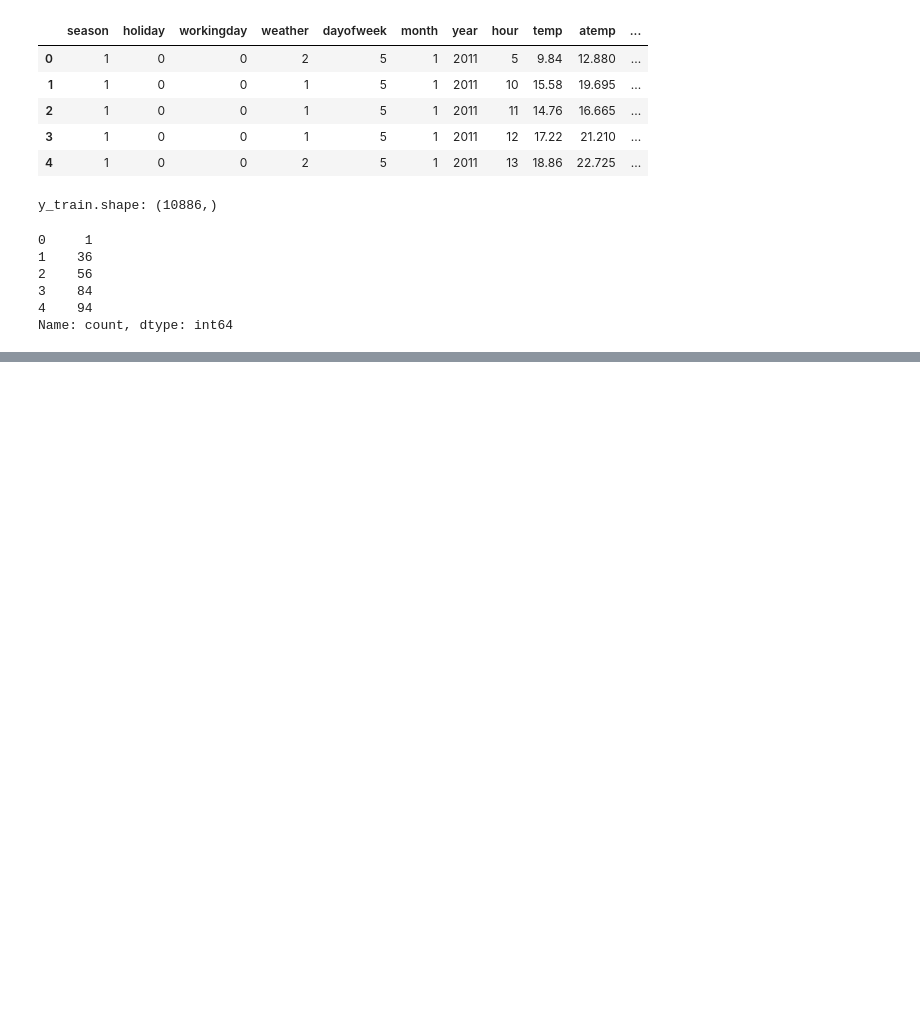
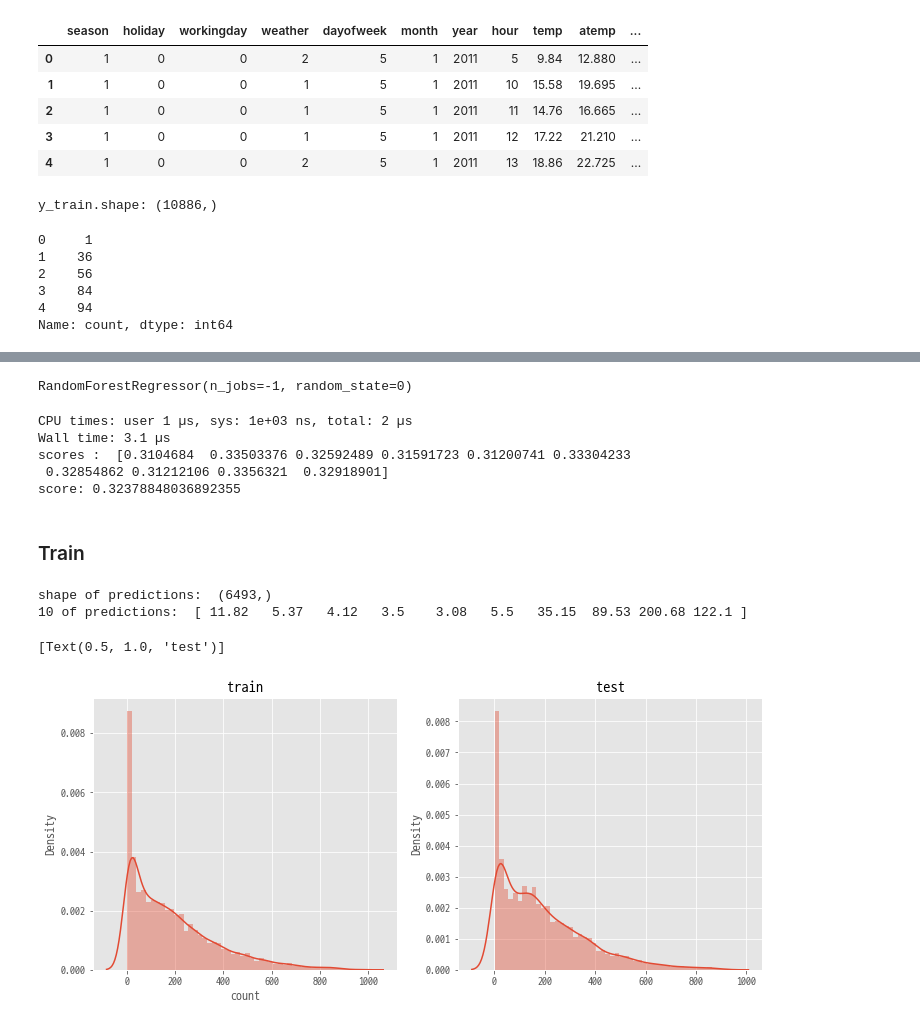
Before and after one commit to YouranWoo/ADP_study, a Jupyter notebook: regression_bikesharing_0524.ipynb, the cells around one changed output, grey strips where cells are left out. Saved outputs shown, nothing was run; the diff lists cells and outputs as text; code cells hidden in the pictures; blank space fills up the shorter version.

Commit message:
add RandomForest

```diff
--- a/regression_bikesharing_0524.ipynb
+++ b/regression_bikesharing_0524.ipynb
@@ -513,0 +516,11 @@ Name: count, dtype: int64
+# %%
+from sklearn.ensemble import RandomForestRegressor
+
+max_depth_list = []
+model = RandomForestRegressor(n_estimators=100,
+n_jobs=-1,
+random_state=0)
+
+model
+# %% [output]
+RandomForestRegressor(n_jobs=-1, random_state=0)
@@ -513,0 +531,31 @@ Name: count, dtype: int64
+# %%
+%time
+score = cross_val_score(model, X_train, y_train, cv=k_fold, scoring=rmsle_scorer)
+print("scores : ", score)
+score = score.mean()
+print("score:", score)
+# %% [output]
+CPU times: user 1 µs, sys: 1e+03 ns, total: 2 µs
+Wall time: 3.1 µs
+scores :  [0.3104684  0.33503376 0.32592489 0.31591723 0.31200741 0.33304233
+ 0.32854862 0.31212106 0.3356321  0.32918901]
+score: 0.32378848036892355
+# %% [markdown]
+### Train
+# %%
+model.fit(X_train, y_train)
+predictions = model.predict(X_test)
+print("shape of predictions: ", predictions.shape)
+print("10 of predictions: ", predictions[:10])
+# %% [output]
+shape of predictions:  (6493,)
+10 of predictions:  [ 11.82   5.37   4.12   3.5    3.08   5.5   35.15  89.53 200.68 122.1 ]
+# %%
+fig, (ax1, ax2) = plt.subplots(ncols=2, figsize=(12, 5))
+sns.distplot(y_train, ax=ax1, bins=50)
+ax1.set(title="train")
+sns.distplot(predictions, ax=ax2, bins=50)
+ax2.set(title="test")
+# %% [output]
+[Text(0.5, 1.0, 'test')]
+[figure, added]
```
Also changed, not shown: parts of 3 cells of this notebook.
